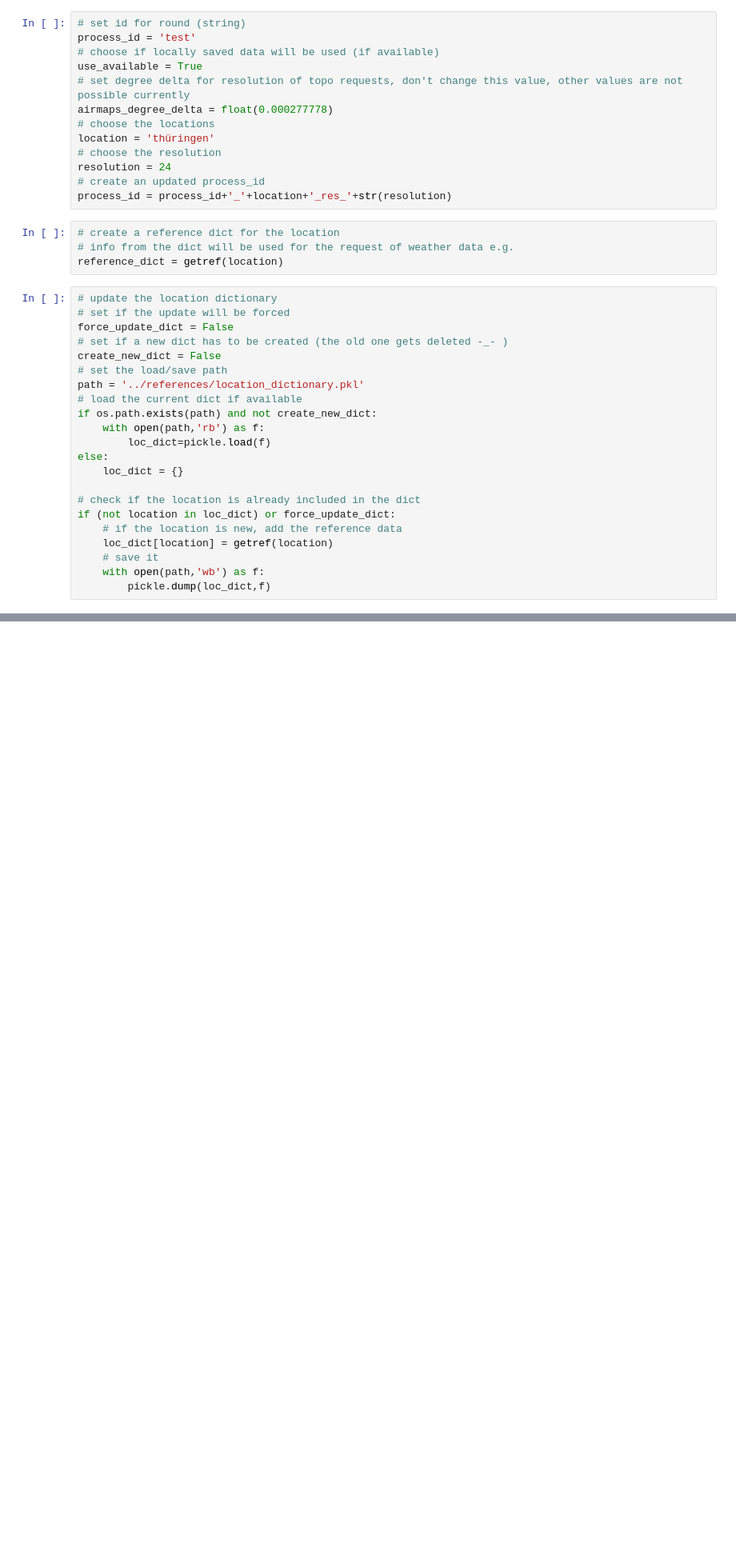
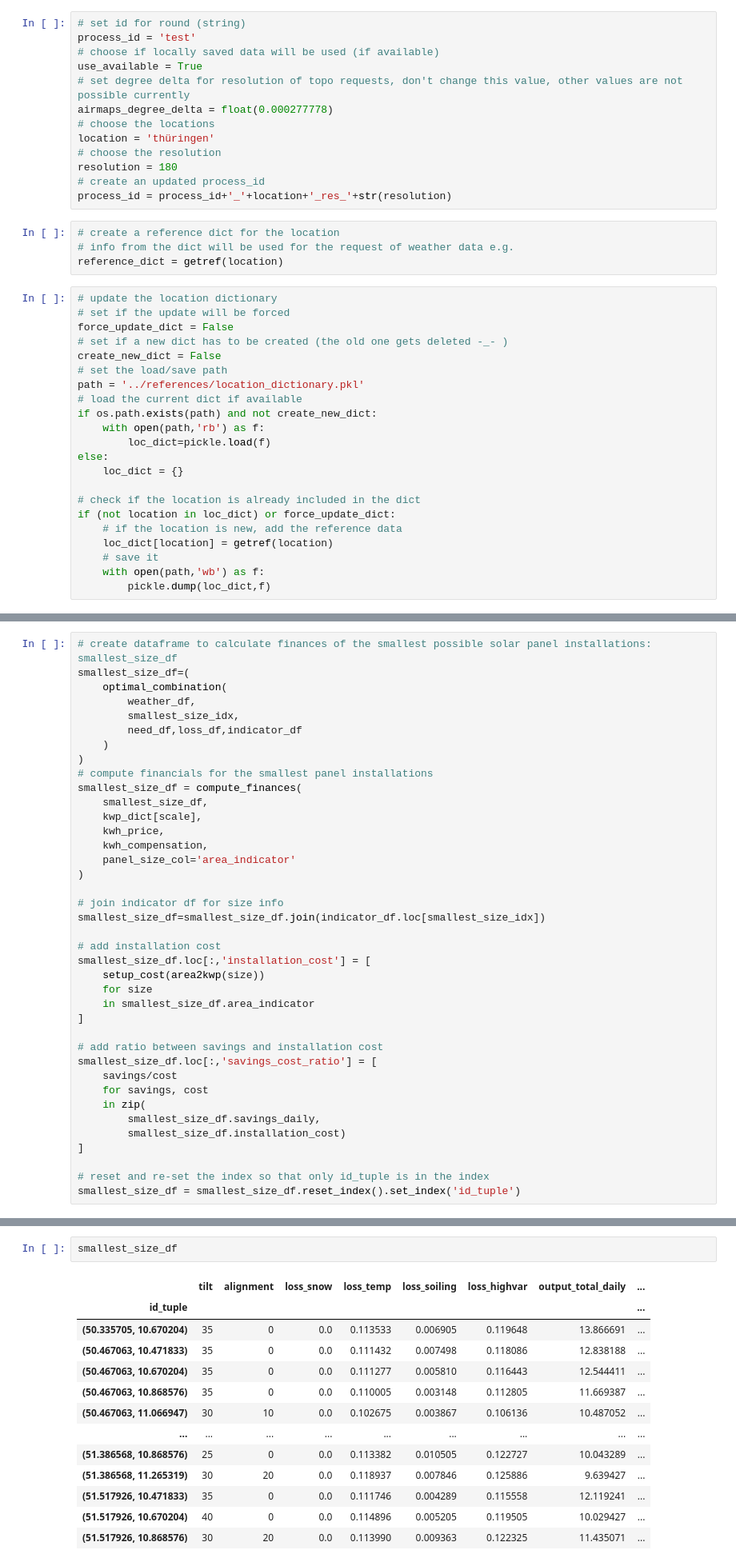
Before and after one commit to WebDevelopmentDuesseldorf/Solaranlagen, a Jupyter notebook: src/spp_program_full.ipynb, the cells around one changed output, grey strips where cells are left out. Shown at 80% size. Drawn from its saved outputs; the diff is of its cells as text; blank space fills up the shorter version.

```diff
--- a/src/spp_program_full.ipynb
+++ b/src/spp_program_full.ipynb
@@ -89,7 +148,7 @@ airmaps_degree_delta = float(0.000277778)
 # choose the locations
 location = 'thüringen'
 # choose the resolution
-resolution = 24
+resolution = 180
 # create an updated process_id
 process_id = process_id+'_'+location+'_res_'+str(resolution)
 # %%
@@ -387,0 +781,39 @@ gdf = gpd.GeoDataFrame(gdf,crs=crs,geometry=gdf.geometry)
+# %%
+# create dataframe to calculate finances of the smallest possible solar panel installations: smallest_size_df
+smallest_size_df=(
+    optimal_combination(
+        weather_df,
+        smallest_size_idx,
+        need_df,loss_df,indicator_df
+    )
+)
+# compute financials for the smallest panel installations
+smallest_size_df = compute_finances(
+    smallest_size_df,
+    kwp_dict[scale],
+    kwh_price,
+    kwh_compensation,
+    panel_size_col='area_indicator'
+)
+
+# join indicator df for size info
+smallest_size_df=smallest_size_df.join(indicator_df.loc[smallest_size_idx])
+
+# add installation cost
+smallest_size_df.loc[:,'installation_cost'] = [
+    setup_cost(area2kwp(size))
+    for size
+    in smallest_size_df.area_indicator
+]
+
+# add ratio between savings and installation cost
+smallest_size_df.loc[:,'savings_cost_ratio'] = [
+    savings/cost
+    for savings, cost
+    in zip(
+        smallest_size_df.savings_daily,
+        smallest_size_df.installation_cost)
+]
+
+# reset and re-set the index so that only id_tuple is in the index
+smallest_size_df = smallest_size_df.reset_index().set_index('id_tuple')
@@ -387,0 +844,16 @@ gdf = gpd.GeoDataFrame(gdf,crs=crs,geometry=gdf.geometry)
+# %%
+smallest_size_df
+# %% [output]
+|  | tilt | alignment | loss_snow | loss_temp | loss_soiling | loss_highvar | output_total_daily | ... |
+| id_tuple |  |  |  |  |  |  |  | ... |
+| (50.335705, 10.670204) | 35 | 0 | 0.0 | 0.113533 | 0.006905 | 0.119648 | 13.866691 | ... |
+| (50.467063, 10.471833) | 35 | 0 | 0.0 | 0.111432 | 0.007498 | 0.118086 | 12.838188 | ... |
+| (50.467063, 10.670204) | 35 | 0 | 0.0 | 0.111277 | 0.005810 | 0.116443 | 12.544411 | ... |
+| (50.467063, 10.868576) | 35 | 0 | 0.0 | 0.110005 | 0.003148 | 0.112805 | 11.669387 | ... |
+| (50.467063, 11.066947) | 30 | 10 | 0.0 | 0.102675 | 0.003867 | 0.106136 | 10.487052 | ... |
+| ... | ... | ... | ... | ... | ... | ... | ... | ... |
+| (51.386568, 10.868576) | 25 | 0 | 0.0 | 0.113382 | 0.010505 | 0.122727 | 10.043289 | ... |
+| (51.386568, 11.265319) | 30 | 20 | 0.0 | 0.118937 | 0.007846 | 0.125886 | 9.639427 | ... |
+| (51.517926, 10.471833) | 35 | 0 | 0.0 | 0.111746 | 0.004289 | 0.115558 | 12.119241 | ... |
+| (51.517926, 10.670204) | 40 | 0 | 0.0 | 0.114896 | 0.005205 | 0.119505 | 10.029427 | ... |
+| (51.517926, 10.868576) | 30 | 20 | 0.0 | 0.113990 | 0.009363 | 0.122325 | 11.435071 | ... |
```
Also changed, not shown: parts of 84 cells of this notebook.
